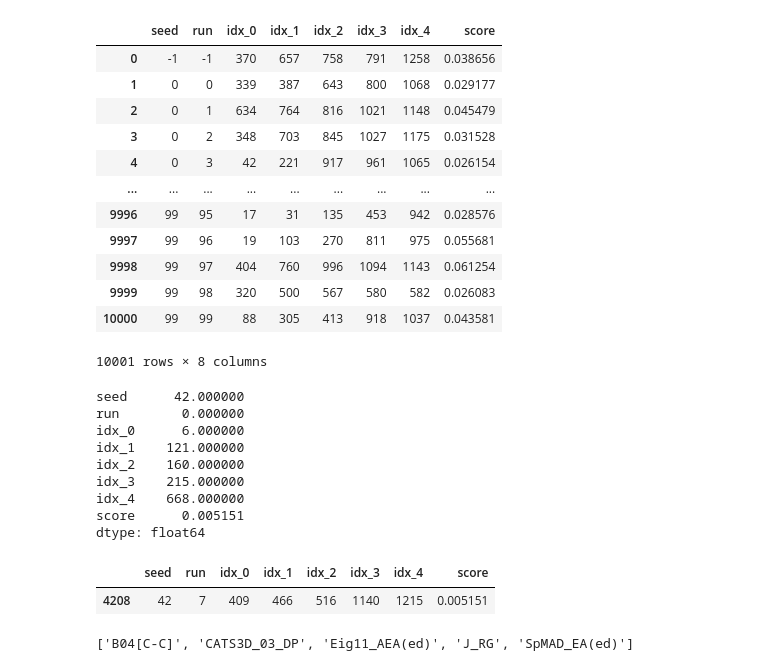
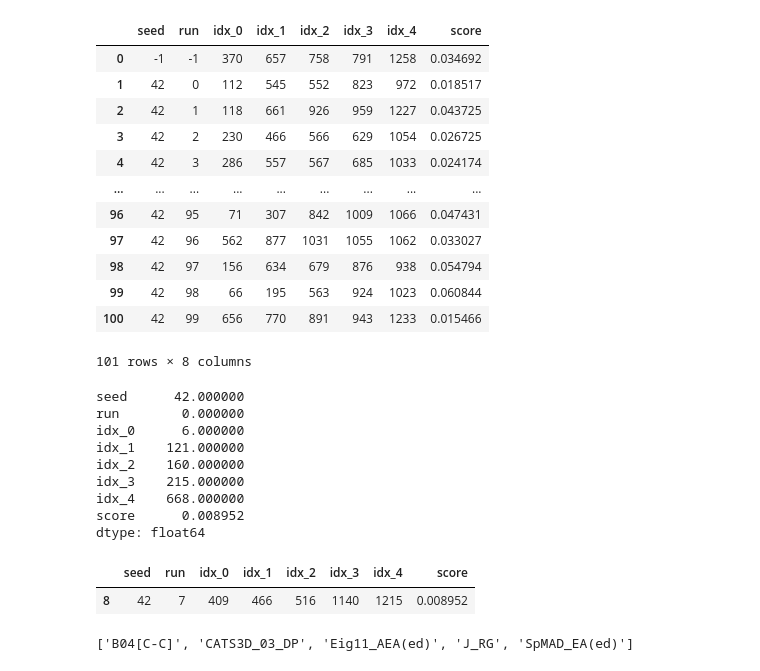
Before and after one commit to ElisabethJS/mg_corrosion, a Jupyter notebook: Code/Random Search.ipynb, the cells around one changed output. Drawn from its saved outputs; the diff is of its cells as text; code cells hidden in the pictures.

```diff
--- a/Code/Random Search.ipynb
+++ b/Code/Random Search.ipynb
@@ -23,7 +24,8 @@ X_train, X_valid, y_train, y_valid = train_test_split(X_scaled, y, test_size=0.1
 # %%
 def get_model():
     model = keras.models.Sequential([
-        keras.layers.Dense(50, activation='relu', input_shape=(len(x_cols),)),
+        keras.layers.GaussianNoise(stddev=0.1, input_shape=(len(x_cols),)),
+        keras.layers.Dense(50, activation='relu'),
         keras.layers.Dense(20, activation='relu'),
         keras.layers.Dense(10, activation='relu'),
         keras.layers.Dense(1)
@@ -122,18 +108,18 @@ for col in ['seed', 'run', 'idx_0', 'idx_1', 'idx_2', 'idx_3', 'idx_4']:
 res_df
 # %% [output]
 |  | seed | run | idx_0 | idx_1 | idx_2 | idx_3 | idx_4 | score |
-| 0 | -1 | -1 | 370 | 657 | 758 | 791 | 1258 | 0.038656 |
-| 1 | 0 | 0 | 339 | 387 | 643 | 800 | 1068 | 0.029177 |
-| 2 | 0 | 1 | 634 | 764 | 816 | 1021 | 1148 | 0.045479 |
-| 3 | 0 | 2 | 348 | 703 | 845 | 1027 | 1175 | 0.031528 |
-| 4 | 0 | 3 | 42 | 221 | 917 | 961 | 1065 | 0.026154 |
+| 0 | -1 | -1 | 370 | 657 | 758 | 791 | 1258 | 0.034692 |
+| 1 | 42 | 0 | 112 | 545 | 552 | 823 | 972 | 0.018517 |
+| 2 | 42 | 1 | 118 | 661 | 926 | 959 | 1227 | 0.043725 |
+| 3 | 42 | 2 | 230 | 466 | 566 | 629 | 1054 | 0.026725 |
+| 4 | 42 | 3 | 286 | 557 | 567 | 685 | 1033 | 0.024174 |
 | ... | ... | ... | ... | ... | ... | ... | ... | ... |
-| 9996 | 99 | 95 | 17 | 31 | 135 | 453 | 942 | 0.028576 |
-| 9997 | 99 | 96 | 19 | 103 | 270 | 811 | 975 | 0.055681 |
-| 9998 | 99 | 97 | 404 | 760 | 996 | 1094 | 1143 | 0.061254 |
-| 9999 | 99 | 98 | 320 | 500 | 567 | 580 | 582 | 0.026083 |
-| 10000 | 99 | 99 | 88 | 305 | 413 | 918 | 1037 | 0.043581 |
+| 96 | 42 | 95 | 71 | 307 | 842 | 1009 | 1066 | 0.047431 |
+| 97 | 42 | 96 | 562 | 877 | 1031 | 1055 | 1062 | 0.033027 |
+| 98 | 42 | 97 | 156 | 634 | 679 | 876 | 938 | 0.054794 |
+| 99 | 42 | 98 | 66 | 195 | 563 | 924 | 1023 | 0.060844 |
+| 100 | 42 | 99 | 656 | 770 | 891 | 943 | 1233 | 0.015466 |
-10001 rows × 8 columns
+101 rows × 8 columns
 # %%
 res_df[res_df['seed']==42].min()
 # %% [output]
@@ -144,13 +130,13 @@ idx_1    121.000000
 idx_2    160.000000
 idx_3    215.000000
 idx_4    668.000000
-score      0.005151
+score      0.008952
 dtype: float64
 # %%
-res_df[(res_df['score']<0.00516) & (res_df['score']>0.00515)]
+res_df[(res_df['score']<0.009) & (res_df['score']>0.0089)]
 # %% [output]
 |  | seed | run | idx_0 | idx_1 | idx_2 | idx_3 | idx_4 | score |
-| 4208 | 42 | 7 | 409 | 466 | 516 | 1140 | 1215 | 0.005151 |
+| 8 | 42 | 7 | 409 | 466 | 516 | 1140 | 1215 | 0.008952 |
 # %%
 br42 = [X_full.columns[i] for i in [409, 466, 516, 1140, 1215]]
 sorted(br42)
```
Also changed, not shown: parts of 9 cells of this notebook, 1 other file.
